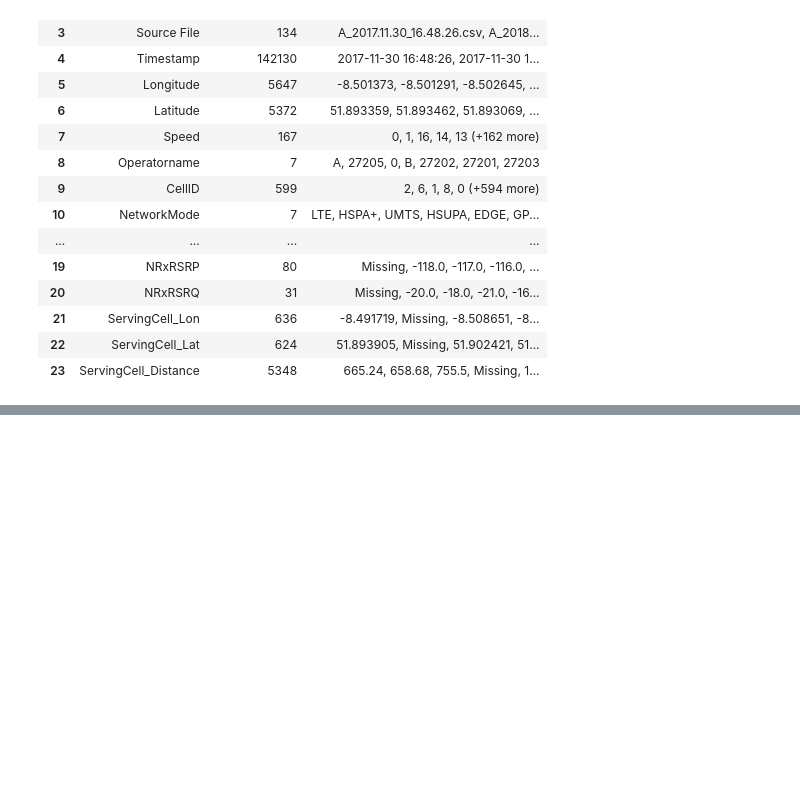
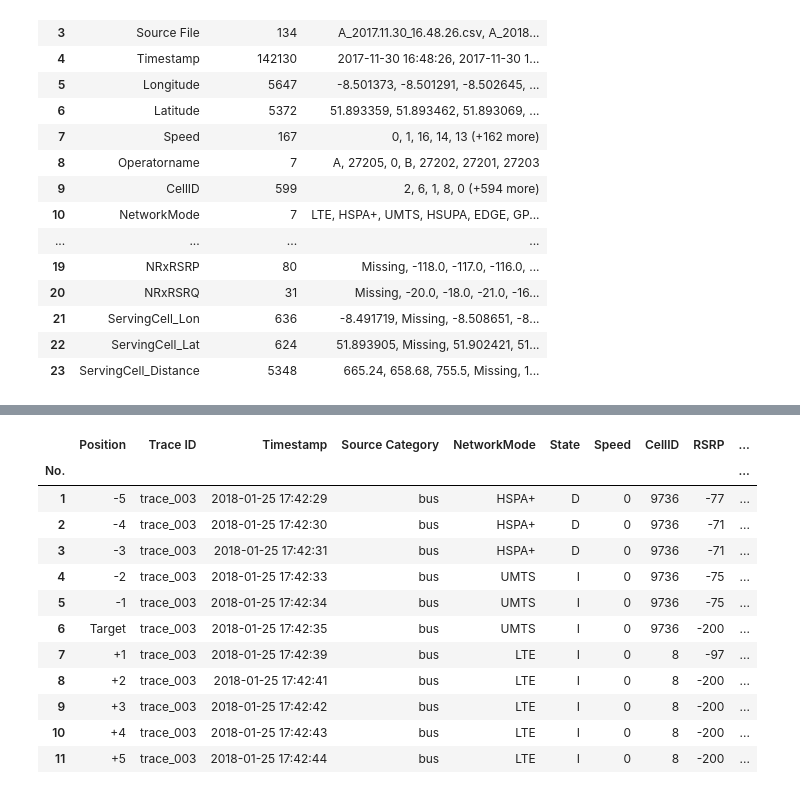
Before and after one commit to Zendin110206/4g-lte-throughput-prediction, a Jupyter notebook: notebooks/01_lte_throughput_analysis.ipynb, the cells around one changed output, grey strips where cells are left out. Cells and saved outputs as stored; diff of their text form; code cells hidden in the pictures; blank space fills up the shorter version.

Commit message:
feat(notebook): complete initial LTE data validation

```diff
--- a/notebooks/01_lte_throughput_analysis.ipynb
+++ b/notebooks/01_lte_throughput_analysis.ipynb
@@ -1073,0 +1297,73 @@ The prepared data contains no remaining `-` placeholders or exact duplicate rows
+# %%
+bus_rsrp_200_rows = cleaned_df[
+    cleaned_df["Source Category"].eq("bus")
+    & cleaned_df["RSRP"].eq(-200)
+].sort_values(
+    ["Trace ID", "Timestamp"],
+    kind="stable",
+)
+
+if bus_rsrp_200_rows.empty:
+    raise ValueError("No RSRP -200 value was found in bus data")
+
+target_index = bus_rsrp_200_rows.index[0]
+target_trace = bus_rsrp_200_rows.iloc[0]["Trace ID"]
+
+trace_data = cleaned_df[
+    cleaned_df["Trace ID"].eq(target_trace)
+].sort_values(
+    "Timestamp",
+    kind="stable",
+)
+
+target_position = trace_data.index.get_loc(target_index)
+
+start_position = max(0, target_position - 5)
+end_position = min(len(trace_data), target_position + 6)
+
+context_columns = [
+    "Trace ID",
+    "Timestamp",
+    "Source Category",
+    "NetworkMode",
+    "State",
+    "Speed",
+    "CellID",
+    "RSRP",
+    "RSRQ",
+    "SNR",
+    "CQI",
+    "RSSI",
+    "DL_bitrate",
+]
+
+bus_rsrp_200_context = trace_data.iloc[
+    start_position:end_position
+][context_columns].copy()
+
+relative_positions = range(
+    start_position - target_position,
+    end_position - target_position,
+)
+
+bus_rsrp_200_context.insert(
+    0,
+    "Position",
+    [
+        "Target" if position == 0 else f"{position:+d}"
+        for position in relative_positions
+    ],
+)
+
+bus_rsrp_200_context.index = range(
+    1,
+    len(bus_rsrp_200_context) + 1,
+)
+bus_rsrp_200_context.index.name = "No."
+
+print(f"Selected trace : {target_trace}")
+print("Context        : 5 rows before and 5 rows after")
+
+with pd.option_context("display.max_columns", None):
+    display(bus_rsrp_200_context)
+# %% [output]
@@ -1073,0 +1372,13 @@ The prepared data contains no remaining `-` placeholders or exact duplicate rows
+|  | Position | Trace ID | Timestamp | Source Category | NetworkMode | State | Speed | CellID | RSRP | ... |
+| No. |  |  |  |  |  |  |  |  |  | ... |
+| 1 | -5 | trace_003 | 2018-01-25 17:42:29 | bus | HSPA+ | D | 0 | 9736 | -77 | ... |
+| 2 | -4 | trace_003 | 2018-01-25 17:42:30 | bus | HSPA+ | D | 0 | 9736 | -71 | ... |
+| 3 | -3 | trace_003 | 2018-01-25 17:42:31 | bus | HSPA+ | D | 0 | 9736 | -71 | ... |
+| 4 | -2 | trace_003 | 2018-01-25 17:42:33 | bus | UMTS | I | 0 | 9736 | -75 | ... |
+| 5 | -1 | trace_003 | 2018-01-25 17:42:34 | bus | UMTS | I | 0 | 9736 | -75 | ... |
+| 6 | Target | trace_003 | 2018-01-25 17:42:35 | bus | UMTS | I | 0 | 9736 | -200 | ... |
+| 7 | +1 | trace_003 | 2018-01-25 17:42:39 | bus | LTE | I | 0 | 8 | -97 | ... |
+| 8 | +2 | trace_003 | 2018-01-25 17:42:41 | bus | LTE | I | 0 | 8 | -200 | ... |
+| 9 | +3 | trace_003 | 2018-01-25 17:42:42 | bus | LTE | I | 0 | 8 | -200 | ... |
+| 10 | +4 | trace_003 | 2018-01-25 17:42:43 | bus | LTE | I | 0 | 8 | -200 | ... |
+| 11 | +5 | trace_003 | 2018-01-25 17:42:44 | bus | LTE | I | 0 | 8 | -200 | ... |
```
Also changed, not shown: parts of 29 cells of this notebook, 2 other files.
